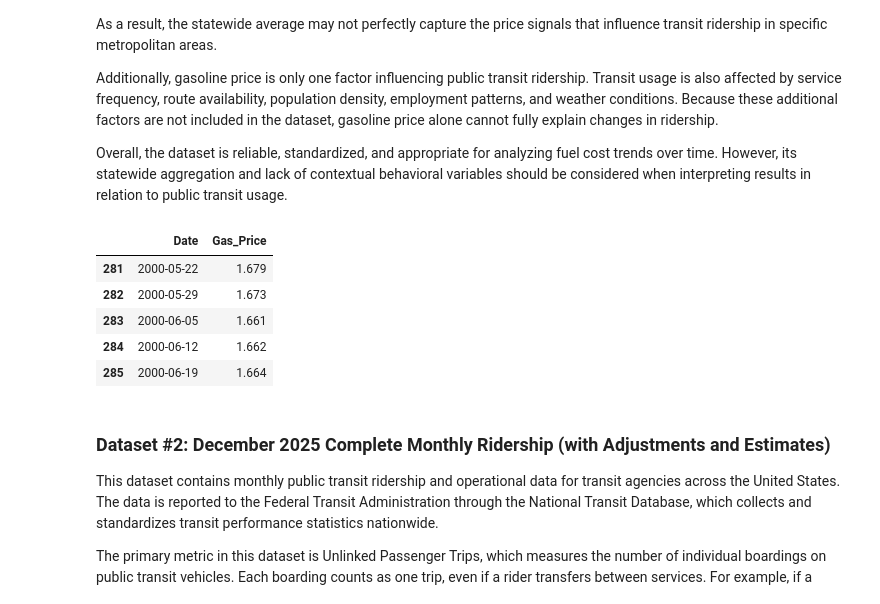
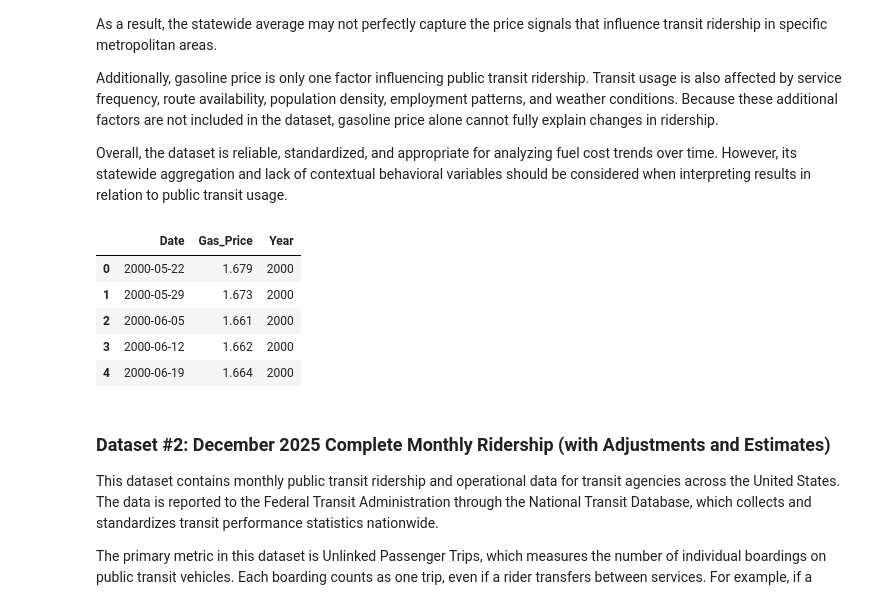
Before and after one commit to COGS108/Group012_WI26, a Jupyter notebook: 02-EDACheckpoint.ipynb, the cells around one changed output. Drawn from its saved outputs; the diff is of its cells as text; code cells hidden in the pictures.

```diff
--- a/02-EDACheckpoint.ipynb
+++ b/02-EDACheckpoint.ipynb
@@ -149,32 +149,35 @@ Overall, the dataset is reliable, standardized, and appropriate for analyzing fu
 # %%
 import pandas as pd
 
 #reads the csv file into a dataframe within the imported pandas. Gets the raw data into a structured table in python.
 gas_df = pd.read_csv('data/00-raw/gas_prices.csv', header=2)
 
 # renaming the column names for ease to work with and additionally provides a cleaner data set to work with
 gas_df.rename(columns={'Weekly California All Grades All Formulations Retail Gasoline Prices  (Dollars per Gallon)': 'Gas_Price'}, inplace=True)
 
 # Originally had to create a clean version of the data and this code allows
 gas_df = gas_df[['Date', 'Gas_Price']]
 
 # this code helps with sorting any time within the dataset like any dates accurately
 gas_df['Date'] = pd.to_datetime(gas_df['Date'], errors='coerce')
 
+# Grab the year from Date as a separate column as a string; this will be important for merging dataset 1 and 2 later on
+gas_df['Year'] = gas_df['Date'].dt.year.astype(str)
+
 # turns data into numeric values for actual calculations which is necessary for datasets
 gas_df['Gas_Price'] = pd.to_numeric(gas_df['Gas_Price'], errors='coerce')
 
 #any missing values can distort data and how its interpreted in later sections
-gas_df = gas_df.dropna(subset=['Gas_Price'])
+gas_df = gas_df.dropna(subset=['Gas_Price']).reset_index(drop=True)
 
 gas_df.head()
 # %% [output]
-|  | Date | Gas_Price |
-| 281 | 2000-05-22 | 1.679 |
-| 282 | 2000-05-29 | 1.673 |
-| 283 | 2000-06-05 | 1.661 |
-| 284 | 2000-06-12 | 1.662 |
-| 285 | 2000-06-19 | 1.664 |
+|  | Date | Gas_Price | Year |
+| 0 | 2000-05-22 | 1.679 | 2000 |
+| 1 | 2000-05-29 | 1.673 | 2000 |
+| 2 | 2000-06-05 | 1.661 | 2000 |
+| 3 | 2000-06-12 | 1.662 | 2000 |
+| 4 | 2000-06-19 | 1.664 | 2000 |
 # %% [markdown]
 ### Dataset #2: December 2025 Complete Monthly Ridership (with Adjustments and Estimates)
 
```
Also changed, not shown: parts of 6 cells of this notebook.
